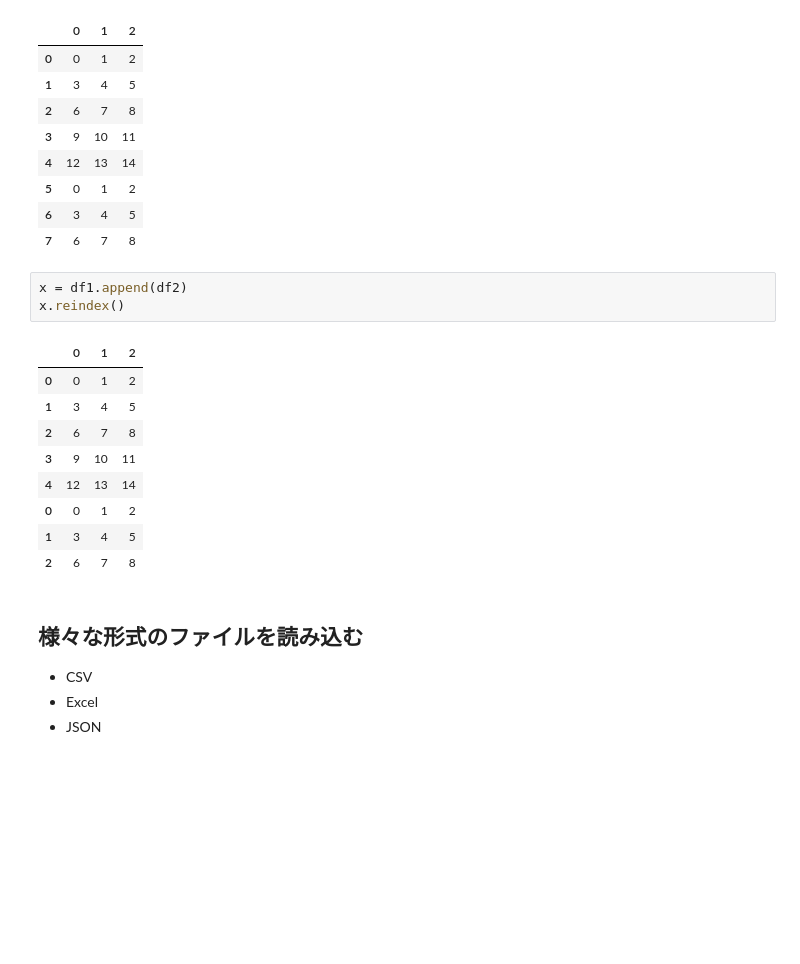
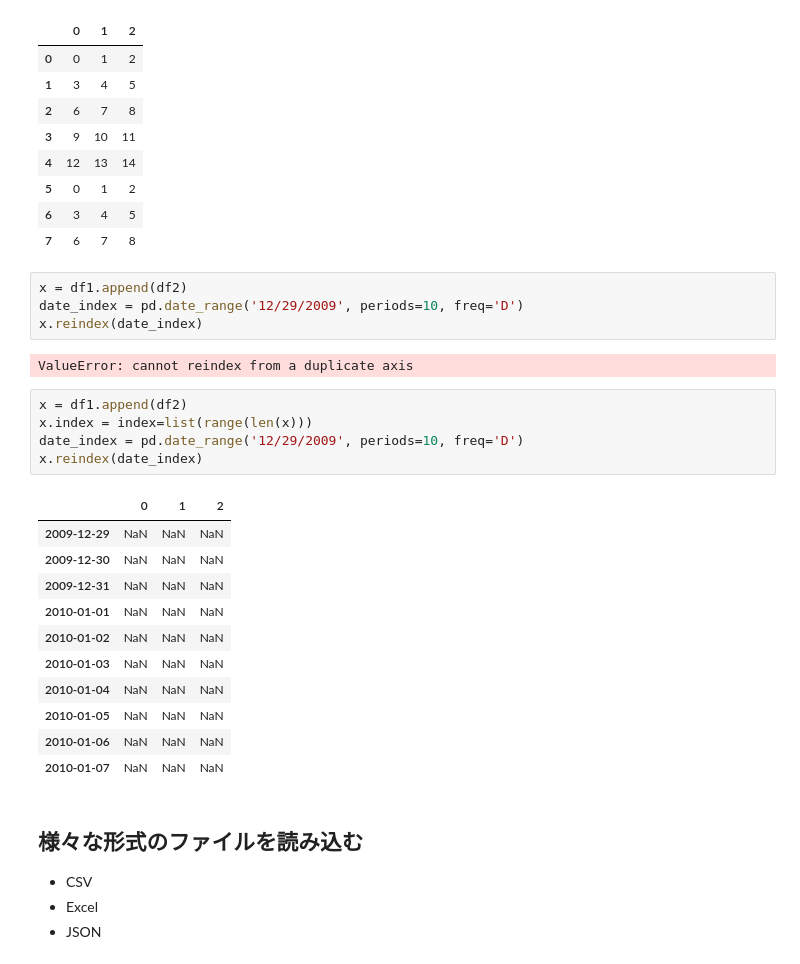
Before and after one commit to c-bata/datascience-notebook, a Jupyter notebook: notebooks/pandas-data-wrangling.ipynb, the cells around one changed output. Drawn from its saved outputs; the diff is of its cells as text; blank space fills up the shorter version.

```diff
--- a/notebooks/pandas-data-wrangling.ipynb
+++ b/notebooks/pandas-data-wrangling.ipynb
@@ -271,17 +271,27 @@ x
 | 7 | 6 | 7 | 8 |
 # %%
 x = df1.append(df2)
-x.reindex()
+date_index = pd.date_range('12/29/2009', periods=10, freq='D')
+x.reindex(date_index)
 # %% [output]
-|  | 0 | 1 | 2 |
-| 0 | 0 | 1 | 2 |
-| 1 | 3 | 4 | 5 |
-| 2 | 6 | 7 | 8 |
-| 3 | 9 | 10 | 11 |
-| 4 | 12 | 13 | 14 |
-| 0 | 0 | 1 | 2 |
-| 1 | 3 | 4 | 5 |
-| 2 | 6 | 7 | 8 |
+ValueError: cannot reindex from a duplicate axis
+# %%
+x = df1.append(df2)
+x.index = index=list(range(len(x)))
+date_index = pd.date_range('12/29/2009', periods=10, freq='D')
+x.reindex(date_index)
+# %% [output]
+|  | 0 | 1 | 2 |
+| 2009-12-29 | NaN | NaN | NaN |
+| 2009-12-30 | NaN | NaN | NaN |
+| 2009-12-31 | NaN | NaN | NaN |
+| 2010-01-01 | NaN | NaN | NaN |
+| 2010-01-02 | NaN | NaN | NaN |
+| 2010-01-03 | NaN | NaN | NaN |
+| 2010-01-04 | NaN | NaN | NaN |
+| 2010-01-05 | NaN | NaN | NaN |
+| 2010-01-06 | NaN | NaN | NaN |
+| 2010-01-07 | NaN | NaN | NaN |
 # %% [markdown]
 ## 様々な形式のファイルを読み込む
 
```
Also changed, not shown: 1 other file.
